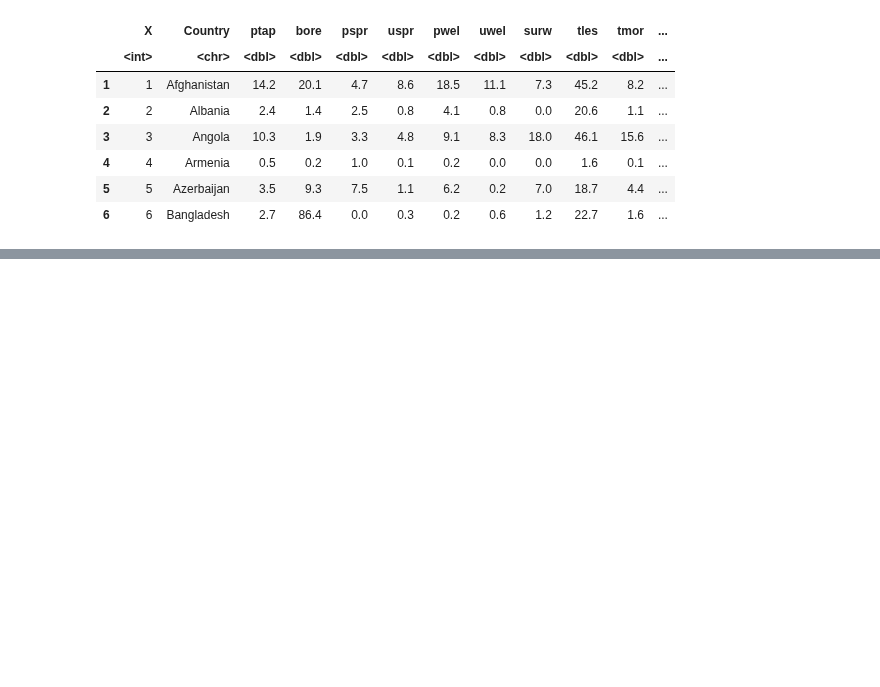
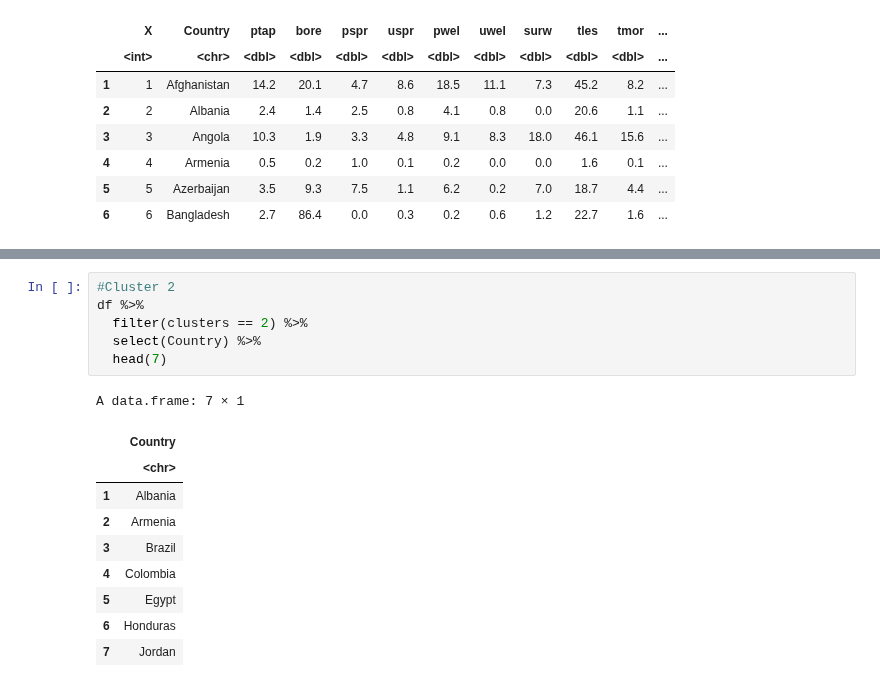
Before and after one commit to narslab/water-accessibility, a Jupyter notebook: bin/jupyter/typology-anlaysis.ipynb, the cells around one changed output, grey strips where cells are left out. Drawn from its saved outputs; the diff is of its cells as text; blank space fills up the shorter version.

```diff
--- a/bin/jupyter/typology-anlaysis.ipynb
+++ b/bin/jupyter/typology-anlaysis.ipynb
@@ -377,0 +414,17 @@ A data.frame: 78 × 2
+# %%
+#Cluster 2
+df %>%
+  filter(clusters == 2) %>%
+  select(Country) %>%
+  head(7)
+# %% [output]
+A data.frame: 7 × 1
+|  | Country |
+|  | <chr> |
+| 1 | Albania |
+| 2 | Armenia |
+| 3 | Brazil |
+| 4 | Colombia |
+| 5 | Egypt |
+| 6 | Honduras |
+| 7 | Jordan |
```
Also changed, not shown: parts of 7 cells of this notebook, 2 other files.
